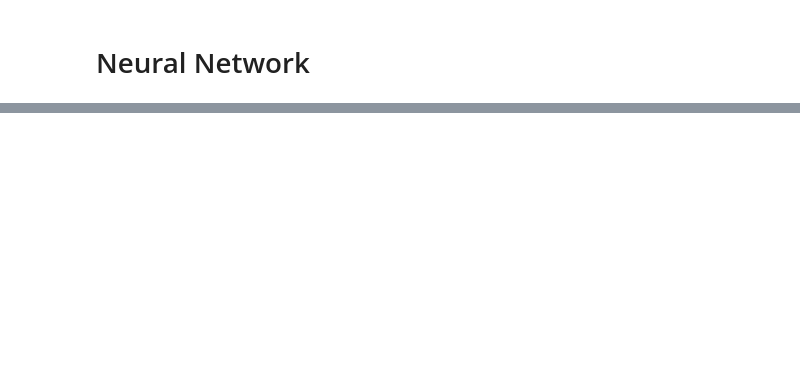
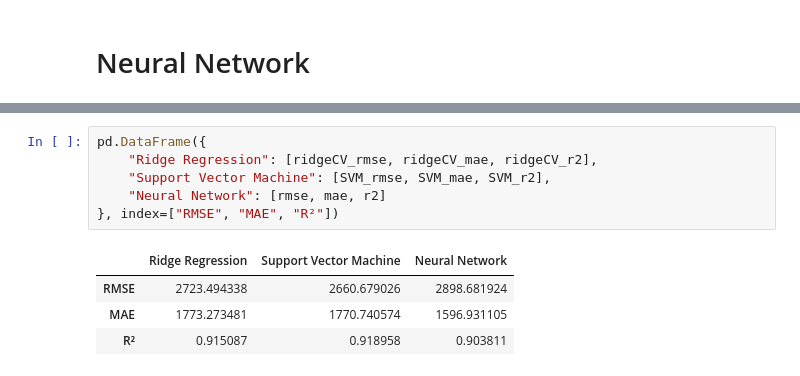
Before and after one commit to ninacunha/CSE4820, a Jupyter notebook: Final.ipynb, the cells around one changed output, grey strips where cells are left out. Cells and saved outputs as stored; diff of their text form; blank space fills up the shorter version.

```diff
--- a/Final.ipynb
+++ b/Final.ipynb
@@ -399,0 +375,11 @@ plt.show()
+# %%
+pd.DataFrame({
+    "Ridge Regression": [ridgeCV_rmse, ridgeCV_mae, ridgeCV_r2],
+    "Support Vector Machine": [SVM_rmse, SVM_mae, SVM_r2],
+    "Neural Network": [rmse, mae, r2]
+}, index=["RMSE", "MAE", "R²"])
+# %% [output]
+|  | Ridge Regression | Support Vector Machine | Neural Network |
+| RMSE | 2723.494338 | 2660.679026 | 2898.681924 |
+| MAE | 1773.273481 | 1770.740574 | 1596.931105 |
+| R² | 0.915087 | 0.918958 | 0.903811 |
```
Also changed, not shown: parts of 10 cells of this notebook.
